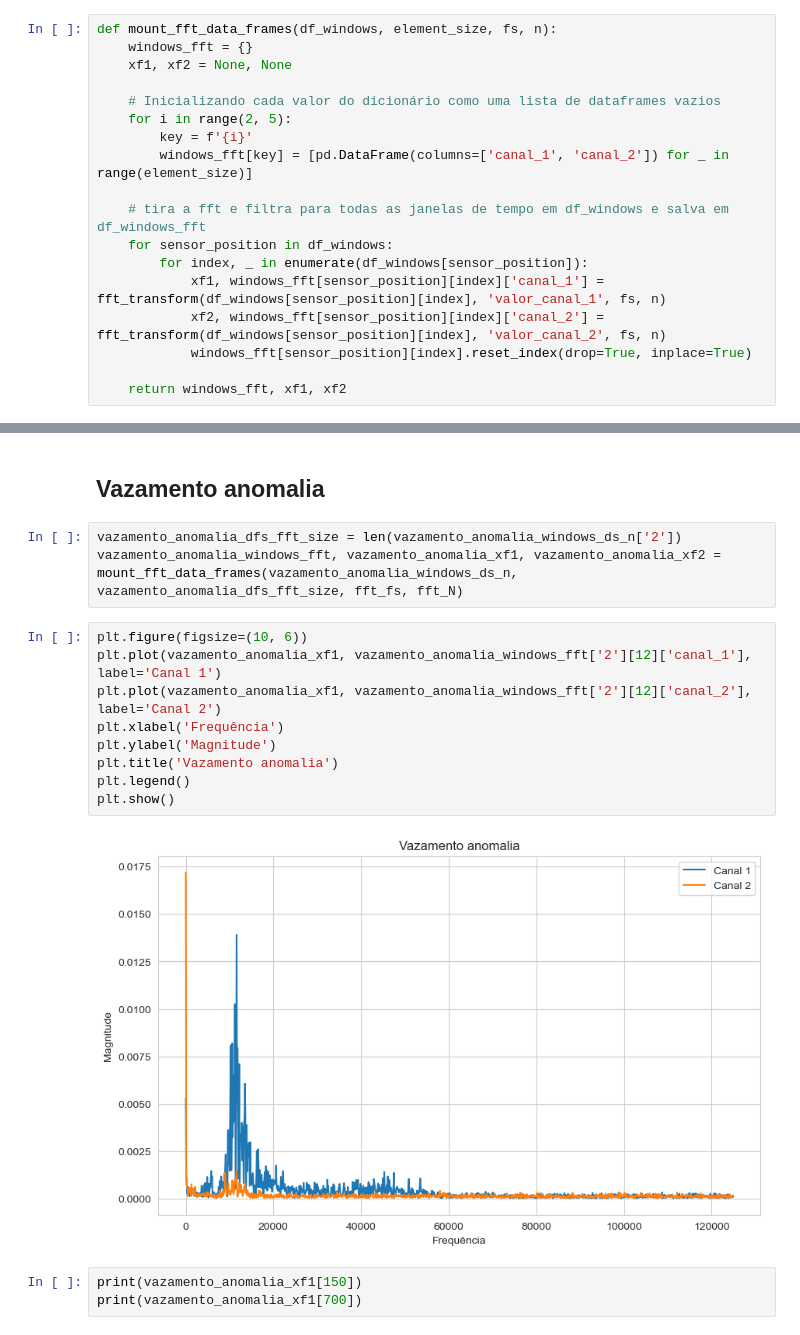
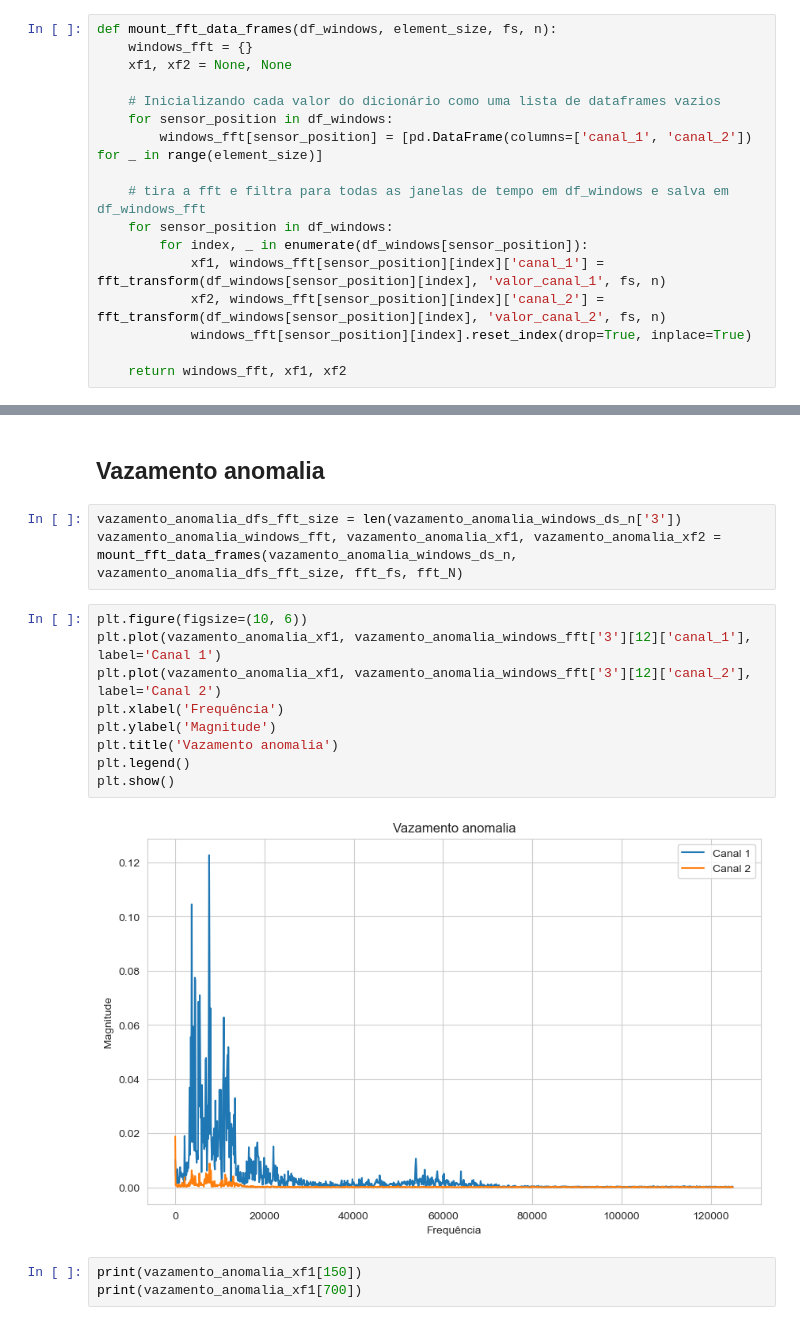
Before and after one commit to lukaltk/TCC-ml, a Jupyter notebook: model_training.ipynb, the cells around one changed output, grey strips where cells are left out. Saved outputs shown, nothing was run; the diff lists cells and outputs as text.

```diff
--- a/model_training.ipynb
+++ b/model_training.ipynb
@@ -643,9 +644,8 @@ def mount_fft_data_frames(df_windows, element_size, fs, n):
     xf1, xf2 = None, None
 
     # Inicializando cada valor do dicionário como uma lista de dataframes vazios
-    for i in range(2, 5):
-        key = f'{i}'
-        windows_fft[key] = [pd.DataFrame(columns=['canal_1', 'canal_2']) for _ in range(element_size)]
+    for sensor_position in df_windows:
+        windows_fft[sensor_position] = [pd.DataFrame(columns=['canal_1', 'canal_2']) for _ in range(element_size)]
 
     # tira a fft e filtra para todas as janelas de tempo em df_windows e salva em df_windows_fft
     for sensor_position in df_windows:
@@ -749,19 +749,19 @@ print(vazamento_xf1[700])
 # %% [markdown]
 ## Vazamento anomalia
 # %%
-vazamento_anomalia_dfs_fft_size = len(vazamento_anomalia_windows_ds_n['2'])
+vazamento_anomalia_dfs_fft_size = len(vazamento_anomalia_windows_ds_n['3'])
 vazamento_anomalia_windows_fft, vazamento_anomalia_xf1, vazamento_anomalia_xf2 = mount_fft_data_frames(vazamento_anomalia_windows_ds_n, vazamento_anomalia_dfs_fft_size, fft_fs, fft_N)
 # %%
 plt.figure(figsize=(10, 6))
-plt.plot(vazamento_anomalia_xf1, vazamento_anomalia_windows_fft['2'][12]['canal_1'], label='Canal 1')
-plt.plot(vazamento_anomalia_xf1, vazamento_anomalia_windows_fft['2'][12]['canal_2'], label='Canal 2')
+plt.plot(vazamento_anomalia_xf1, vazamento_anomalia_windows_fft['3'][12]['canal_1'], label='Canal 1')
+plt.plot(vazamento_anomalia_xf1, vazamento_anomalia_windows_fft['3'][12]['canal_2'], label='Canal 2')
 plt.xlabel('Frequência')
 plt.ylabel('Magnitude')
 plt.title('Vazamento anomalia')
 plt.legend()
 plt.show()
 # %% [output]
-[figure, old version]
+[figure, new version]
 # %%
 print(vazamento_anomalia_xf1[150])
 print(vazamento_anomalia_xf1[700])
```
Also changed, not shown: parts of 27 cells of this notebook, 25 other files.
